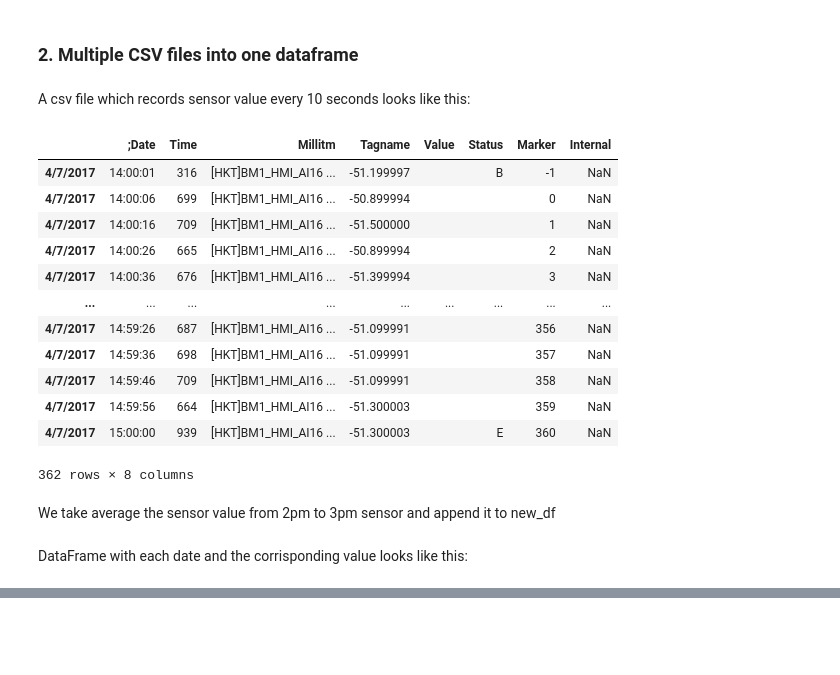
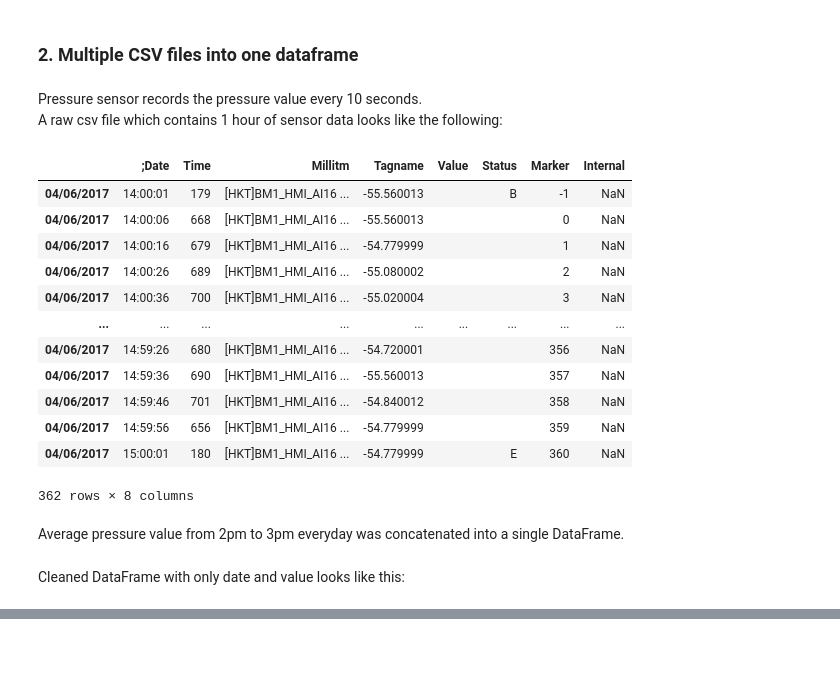
Before and after one commit to alpacapetter/kumho-compiler, a Jupyter notebook: kumho_compiler.ipynb, the cells around one changed output, grey strips where cells are left out. Saved outputs shown, nothing was run; the diff lists cells and outputs as text; code cells hidden in the pictures.

Commit message:
add B/H pressure data/graph

```diff
--- a/kumho_compiler.ipynb
+++ b/kumho_compiler.ipynb
@@ -29,27 +29,25 @@ import matplotlib.pyplot as plt
 import plotly.express as px
+# %% [markdown]
+Pressure sensor records the pressure value every 10 seconds.<br>
+A raw csv file which contains 1 hour of sensor data looks like the following:
 # %%
-new_df = pd.DataFrame(columns = ["date","val"])
-
-files = [file for file in os.listdir("./BM1 SCRUBBER SC-101-PT-101 DATA_csv/")]
+files = [file for file in os.listdir("./csv_data/BM1 SCRUBBER SC-101-PT-101 DATA_csv/")]
+df = pd.read_csv("./csv_data/BM1 SCRUBBER SC-101-PT-101 DATA_csv/"+files[0])
+df
+# %% [output]
+|  | ;Date | Time | Millitm | Tagname | Value | Status | Marker | Internal |
+| 04/06/2017 | 14:00:01 | 179 | [HKT]BM1_HMI_AI16 ... | -55.560013 |  | B | -1 | NaN |
+| 04/06/2017 | 14:00:06 | 668 | [HKT]BM1_HMI_AI16 ... | -55.560013 |  |  | 0 | NaN |
+| 04/06/2017 | 14:00:16 | 679 | [HKT]BM1_HMI_AI16 ... | -54.779999 |  |  | 1 | NaN |
+| 04/06/2017 | 14:00:26 | 689 | [HKT]BM1_HMI_AI16 ... | -55.080002 |  |  | 2 | NaN |
+| 04/06/2017 | 14:00:36 | 700 | [HKT]BM1_HMI_AI16 ... | -55.020004 |  |  | 3 | NaN |
+| ... | ... | ... | ... | ... | ... | ... | ... | ... |
+| 04/06/2017 | 14:59:26 | 680 | [HKT]BM1_HMI_AI16 ... | -54.720001 |  |  | 356 | NaN |
+| 04/06/2017 | 14:59:36 | 690 | [HKT]BM1_HMI_AI16 ... | -55.560013 |  |  | 357 | NaN |
+| 04/06/2017 | 14:59:46 | 701 | [HKT]BM1_HMI_AI16 ... | -54.840012 |  |  | 358 | NaN |
+| 04/06/2017 | 14:59:56 | 656 | [HKT]BM1_HMI_AI16 ... | -54.779999 |  |  | 359 | NaN |
+| 04/06/2017 | 15:00:01 | 180 | [HKT]BM1_HMI_AI16 ... | -54.779999 |  | E | 360 | NaN |
+362 rows × 8 columns
-# %% [markdown]
-A csv file which records sensor value every 10 seconds looks like this:
-# %%
-df = pd.read_csv("./BM1 SCRUBBER SC-101-PT-101 DATA_csv/"+files[0])
-df
-# %% [output]
-|  | ;Date | Time | Millitm | Tagname | Value | Status | Marker | Internal |
-| 4/7/2017 | 14:00:01 | 316 | [HKT]BM1_HMI_AI16 ... | -51.199997 |  | B | -1 | NaN |
-| 4/7/2017 | 14:00:06 | 699 | [HKT]BM1_HMI_AI16 ... | -50.899994 |  |  | 0 | NaN |
-| 4/7/2017 | 14:00:16 | 709 | [HKT]BM1_HMI_AI16 ... | -51.500000 |  |  | 1 | NaN |
-| 4/7/2017 | 14:00:26 | 665 | [HKT]BM1_HMI_AI16 ... | -50.899994 |  |  | 2 | NaN |
-| 4/7/2017 | 14:00:36 | 676 | [HKT]BM1_HMI_AI16 ... | -51.399994 |  |  | 3 | NaN |
-| ... | ... | ... | ... | ... | ... | ... | ... | ... |
-| 4/7/2017 | 14:59:26 | 687 | [HKT]BM1_HMI_AI16 ... | -51.099991 |  |  | 356 | NaN |
-| 4/7/2017 | 14:59:36 | 698 | [HKT]BM1_HMI_AI16 ... | -51.099991 |  |  | 357 | NaN |
-| 4/7/2017 | 14:59:46 | 709 | [HKT]BM1_HMI_AI16 ... | -51.099991 |  |  | 358 | NaN |
-| 4/7/2017 | 14:59:56 | 664 | [HKT]BM1_HMI_AI16 ... | -51.300003 |  |  | 359 | NaN |
-| 4/7/2017 | 15:00:00 | 939 | [HKT]BM1_HMI_AI16 ... | -51.300003 |  | E | 360 | NaN |
-362 rows × 8 columns
-# %% [markdown]
-We take average the sensor value from 2pm to 3pm sensor and append it to new_df
+# %% [markdown]
+Average pressure value from 2pm to 3pm everyday was concatenated into a single DataFrame.
 # %%
@@ -79,2 +88,2 @@ for file in files:
 # %% [markdown]
-DataFrame with each date and the corrisponding value looks like this:
+Cleaned DataFrame with only date and value looks like this:
```
Also changed, not shown: parts of 9 cells of this notebook, 1 other file.
